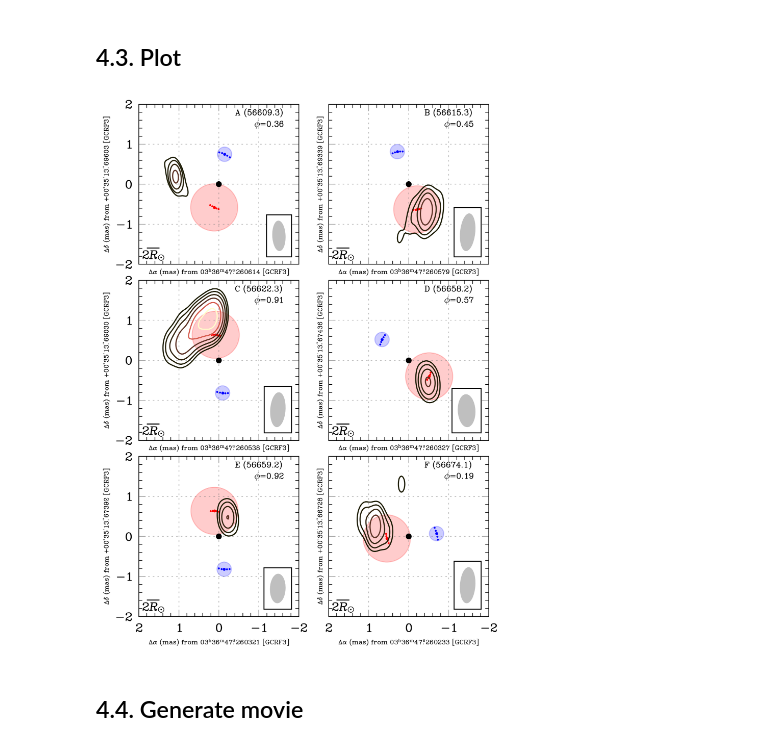
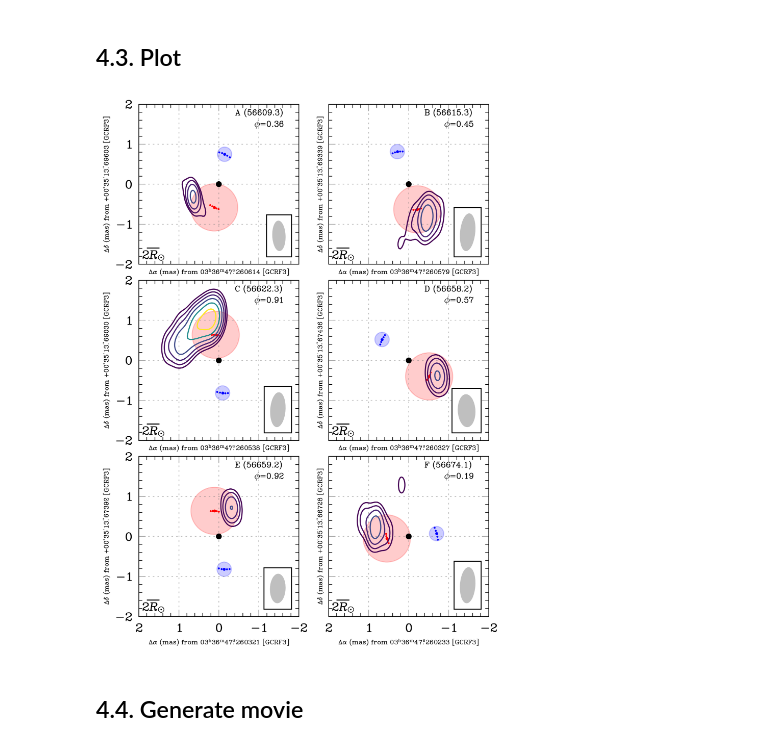
Before and after one commit to WWGolay/HR1099-timelapse-vlbi, a Jupyter notebook: _build/jupyter_execute/notebooks/4_radio_maps.ipynb, the cells around one changed output. Cells and saved outputs as stored; diff of their text form; code cells hidden in the pictures.

```diff
--- a/_build/jupyter_execute/notebooks/4_radio_maps.ipynb
+++ b/_build/jupyter_execute/notebooks/4_radio_maps.ipynb
@@ -42,22 +42,34 @@ mas = deg / (60 * 60 * 1000)
 # %% [markdown]
 ## 4.2. Import data
 # %%
-epochs, mean_x, mean_y, mean_jd, mean_x_err, mean_y_err = np.genfromtxt(
+epochs, mean_jd = np.genfromtxt(
     data_path + target + "_I_positions.txt",
     skip_header=2,
     dtype="U1,f8,f8,f8,f8,f8,f8,f8",
-    usecols=(0, 2, 3, 5, 6, 7),
+    usecols=(0, 5),
     unpack=True,
 )
 mean_mjd = np.round(mean_jd - 2400000.5, 1)
 
 models = {}
+mean_x = np.array([])
+mean_y = np.array([])
 for epoch in epochs:
     beam = utils.get_beam(os.path.join(data_path, f"{epoch}_{target}_sc.log"))
     models[epoch] = utils.vlb_model(
         os.path.join(data_path, f"{epoch}_{target}_sc.mod"), beam
     )
     models[epoch].excise_components(200)
+
+    x, y, jd, x_err, y_err = np.genfromtxt(
+        data_path + epoch + "_" + target + "_I_sub-epoch_positions.txt",
+        skip_header=2,
+        dtype="U5,f8,f8,f8,f8,f8,f8,f8",
+        usecols=(2, 3, 5, 6, 7),
+        unpack=True,
+    )
+    mean_x = np.append(mean_x, np.mean(x))
+    mean_y = np.append(mean_y, np.mean(y))
 
 sampler = emcee.backends.HDFBackend(data_path + target + "_orbital_chain.h5")
 flat_samples = sampler.get_chain(flat=True)
@@ -97,40 +109,40 @@ for i, epoch in enumerate(epochs):
         corotate=False,
         centroid=[mean_x[i] + med_val[0], mean_y[i] + med_val[1], 0, 0],
         label=mean_mjd[i],
-        cmap=cmc.lajolla,
+        cmap="viridis",
         model=models[epoch],
         mapsize=4,
         cells=256,
         levs=[2, 4, 8, 16, 32, 64],
         max_lev_scalar=max_lev_scalar[i],
         beam=models[epoch].restoring_beam,
         show_coord_axes=True,
         hour_range=2,
         fontsize=8,
         d=d,
         bar_pos="lower left",
     )
     ax[i // 2, i % 2].annotate(
         "%s (%.1f)" % (epoch, mean_mjd[i]),
         xy=(0.6, 0.93),
         xycoords="axes fraction",
         fontsize=10,
     )
     ax[i // 2, i % 2].annotate(
         r"$\phi$=%.2f" % epoch_orbit_phases[i],
         xy=(0.72, 0.86),
         xycoords="axes fraction",
         fontsize=10,
     )
     ax[i // 2, i % 2].set_aspect("equal")
     ax[i // 2, i % 2].grid(True, linestyle="dotted", alpha=0.5)
 
 fig.set_facecolor("white")
 fig.set_dpi(300)
 plt.savefig(fig_path + "radio_maps.pdf", bbox_inches="tight")
 plt.show()
 # %% [output]
-[figure, old version]
+[figure, new version]
 # %% [markdown]
 ## 4.4. Generate movie
 # %%
```
Also changed, not shown: parts of 1 cell of this notebook, 46 other files.
